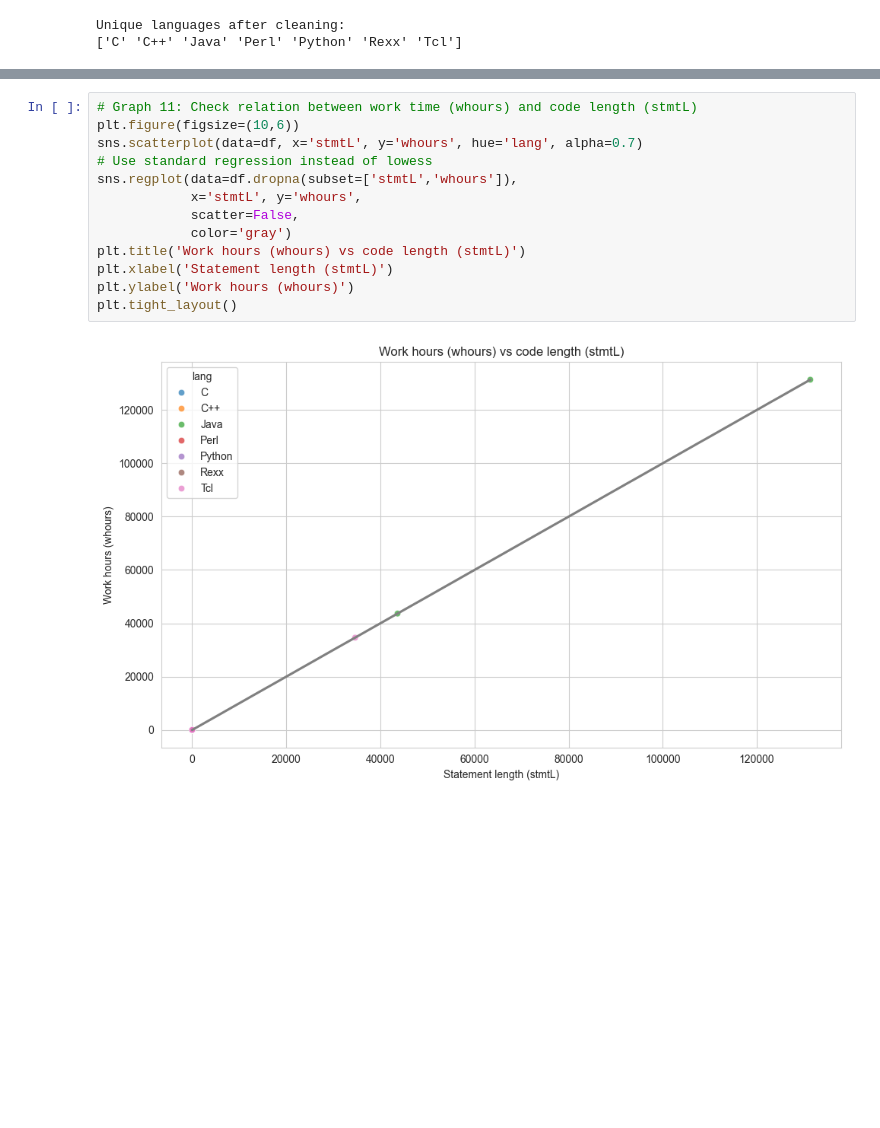
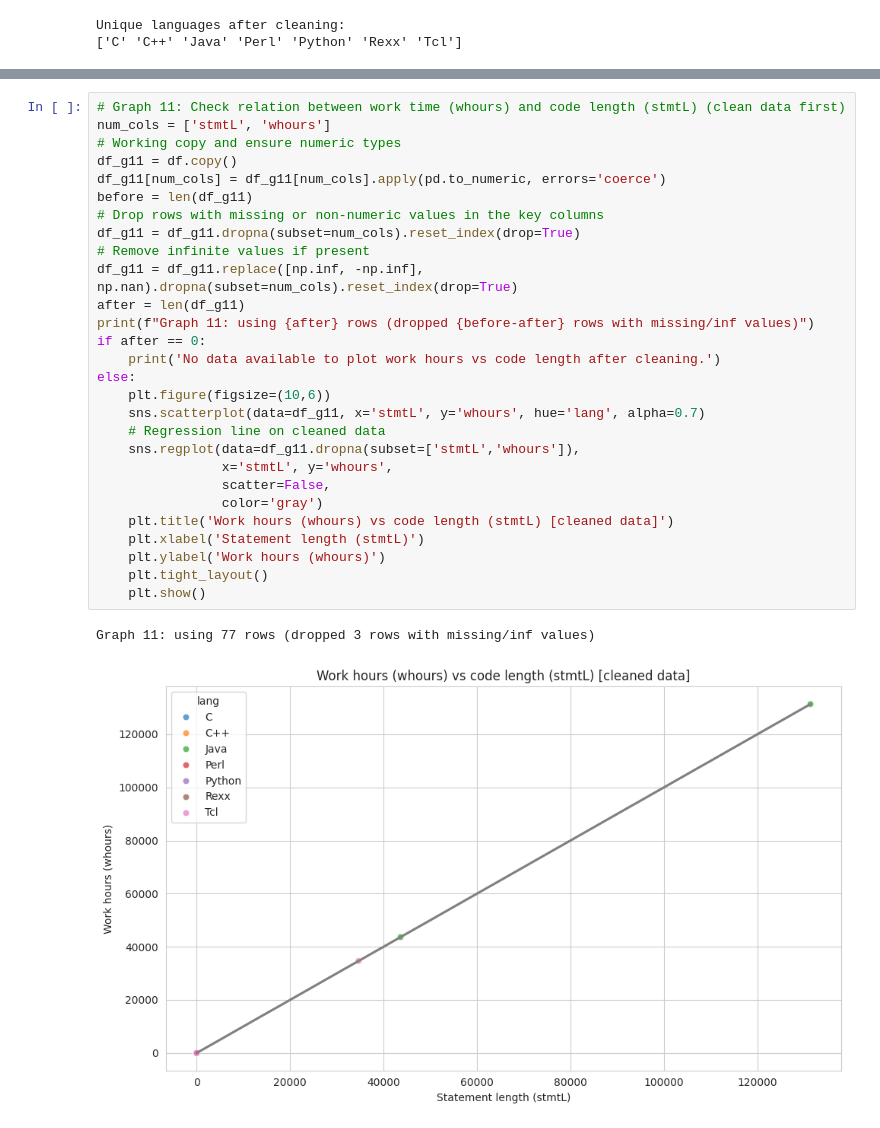
Before and after one commit to Nasro33/assignment3, a Jupyter notebook: main copy.ipynb, the cells around one changed output, grey strips where cells are left out. Drawn from its saved outputs; the diff is of its cells as text; blank space fills up the shorter version.

```diff
--- a/main copy.ipynb
+++ b/main copy.ipynb
@@ -117,15 +141,31 @@ plt.tight_layout()
 # %%
-# Graph 11: Check relation between work time (whours) and code length (stmtL)
-plt.figure(figsize=(10,6))
-sns.scatterplot(data=df, x='stmtL', y='whours', hue='lang', alpha=0.7)
-# Use standard regression instead of lowess
-sns.regplot(data=df.dropna(subset=['stmtL','whours']),
-            x='stmtL', y='whours',
-            scatter=False,
-            color='gray')
-plt.title('Work hours (whours) vs code length (stmtL)')
-plt.xlabel('Statement length (stmtL)')
-plt.ylabel('Work hours (whours)')
-plt.tight_layout()
+# Graph 11: Check relation between work time (whours) and code length (stmtL) (clean data first)
+num_cols = ['stmtL', 'whours']
+# Working copy and ensure numeric types
+df_g11 = df.copy()
+df_g11[num_cols] = df_g11[num_cols].apply(pd.to_numeric, errors='coerce')
+before = len(df_g11)
+# Drop rows with missing or non-numeric values in the key columns
+df_g11 = df_g11.dropna(subset=num_cols).reset_index(drop=True)
+# Remove infinite values if present
+df_g11 = df_g11.replace([np.inf, -np.inf], np.nan).dropna(subset=num_cols).reset_index(drop=True)
+after = len(df_g11)
+print(f"Graph 11: using {after} rows (dropped {before-after} rows with missing/inf values)")
+if after == 0:
+    print('No data available to plot work hours vs code length after cleaning.')
+else:
+    plt.figure(figsize=(10,6))
+    sns.scatterplot(data=df_g11, x='stmtL', y='whours', hue='lang', alpha=0.7)
+    # Regression line on cleaned data
+    sns.regplot(data=df_g11.dropna(subset=['stmtL','whours']),
+                x='stmtL', y='whours',
+                scatter=False,
+                color='gray')
+    plt.title('Work hours (whours) vs code length (stmtL) [cleaned data]')
+    plt.xlabel('Statement length (stmtL)')
+    plt.ylabel('Work hours (whours)')
+    plt.tight_layout()
+    plt.show()
 # %% [output]
+Graph 11: using 77 rows (dropped 3 rows with missing/inf values)
-[figure, old version]
+[figure, new version]
```
Also changed, not shown: parts of 4 cells of this notebook, 3 other files.
